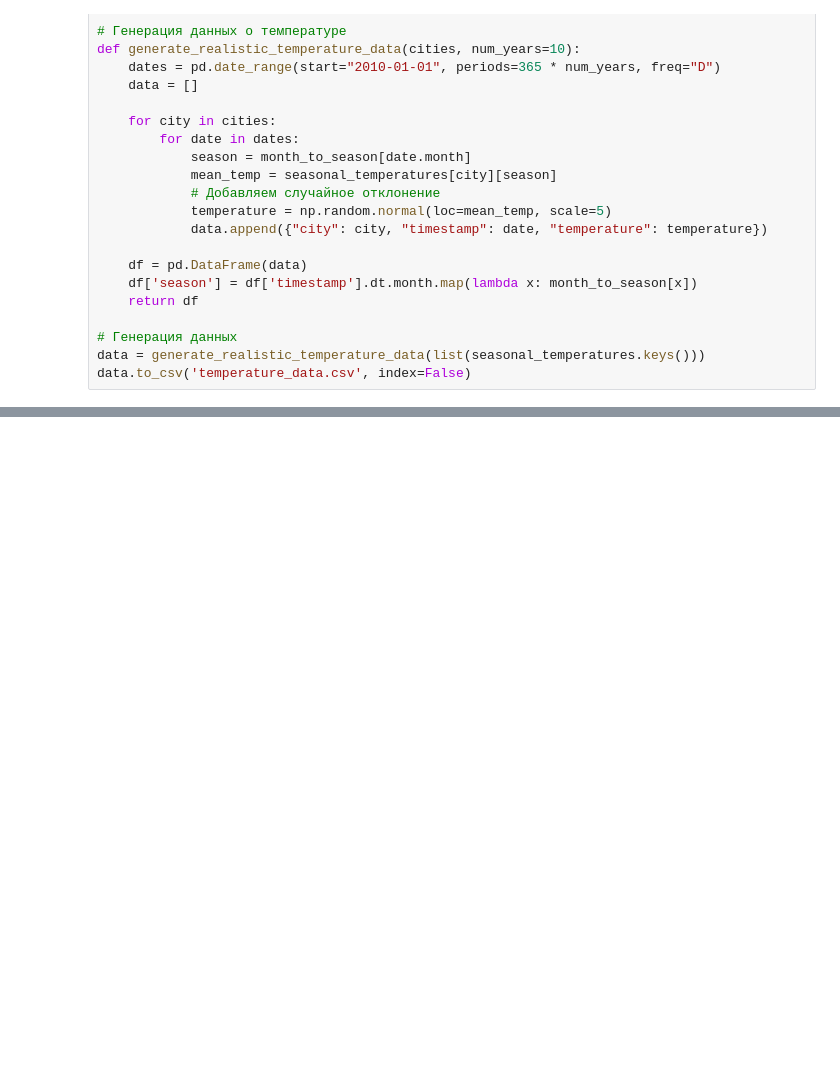
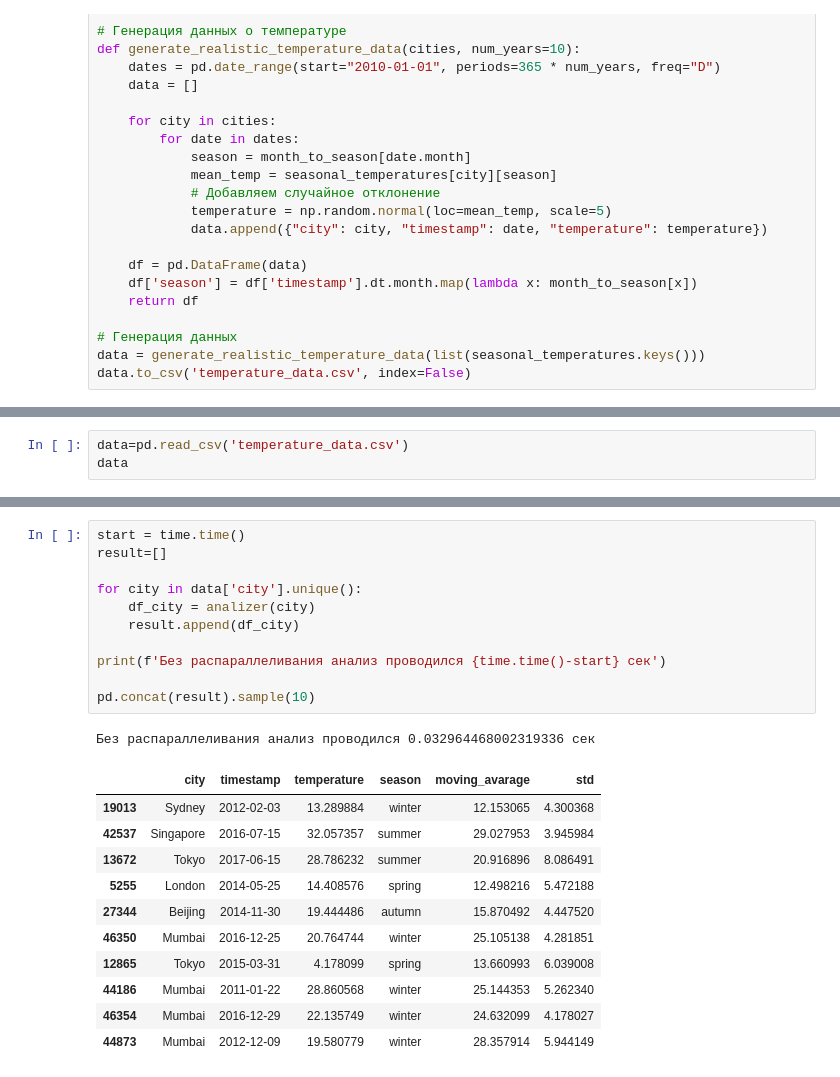
Before and after one commit to InnaBoby/AppliedPython, a Jupyter notebook: HW1/HW1_OpenWeatherMap_API.ipynb, the cells around one changed output, grey strips where cells are left out. Saved outputs shown, nothing was run; the diff lists cells and outputs as text; blank space fills up the shorter version.

```diff
--- a/HW1/HW1_OpenWeatherMap_API.ipynb
+++ b/HW1/HW1_OpenWeatherMap_API.ipynb
@@ -140,0 +157,3 @@ data.to_csv('temperature_data.csv', index=False)
+# %%
+data=pd.read_csv('temperature_data.csv')
+data
@@ -140,0 +226,24 @@ data.to_csv('temperature_data.csv', index=False)
+# %%
+start = time.time()
+result=[]
+
+for city in data['city'].unique():
+    df_city = analizer(city)
+    result.append(df_city)
+
+print(f'Без распараллеливания анализ проводился {time.time()-start} сек')
+
+pd.concat(result).sample(10)
+# %% [output]
+Без распараллеливания анализ проводился 0.032964468002319336 сек
+|  | city | timestamp | temperature | season | moving_avarage | std |
+| 19013 | Sydney | 2012-02-03 | 13.289884 | winter | 12.153065 | 4.300368 |
+| 42537 | Singapore | 2016-07-15 | 32.057357 | summer | 29.027953 | 3.945984 |
+| 13672 | Tokyo | 2017-06-15 | 28.786232 | summer | 20.916896 | 8.086491 |
+| 5255 | London | 2014-05-25 | 14.408576 | spring | 12.498216 | 5.472188 |
+| 27344 | Beijing | 2014-11-30 | 19.444486 | autumn | 15.870492 | 4.447520 |
+| 46350 | Mumbai | 2016-12-25 | 20.764744 | winter | 25.105138 | 4.281851 |
+| 12865 | Tokyo | 2015-03-31 | 4.178099 | spring | 13.660993 | 6.039008 |
+| 44186 | Mumbai | 2011-01-22 | 28.860568 | winter | 25.144353 | 5.262340 |
+| 46354 | Mumbai | 2016-12-29 | 22.135749 | winter | 24.632099 | 4.178027 |
+| 44873 | Mumbai | 2012-12-09 | 19.580779 | winter | 28.357914 | 5.944149 |
```
Also changed, not shown: parts of 18 cells of this notebook.
